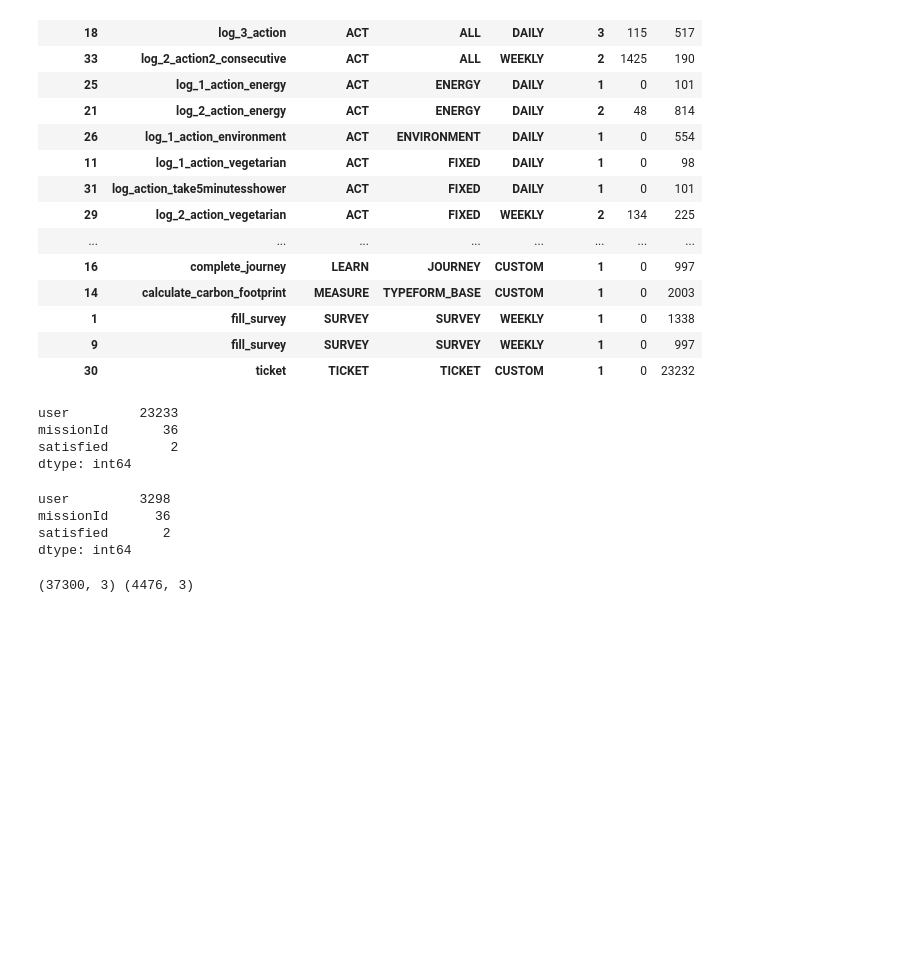
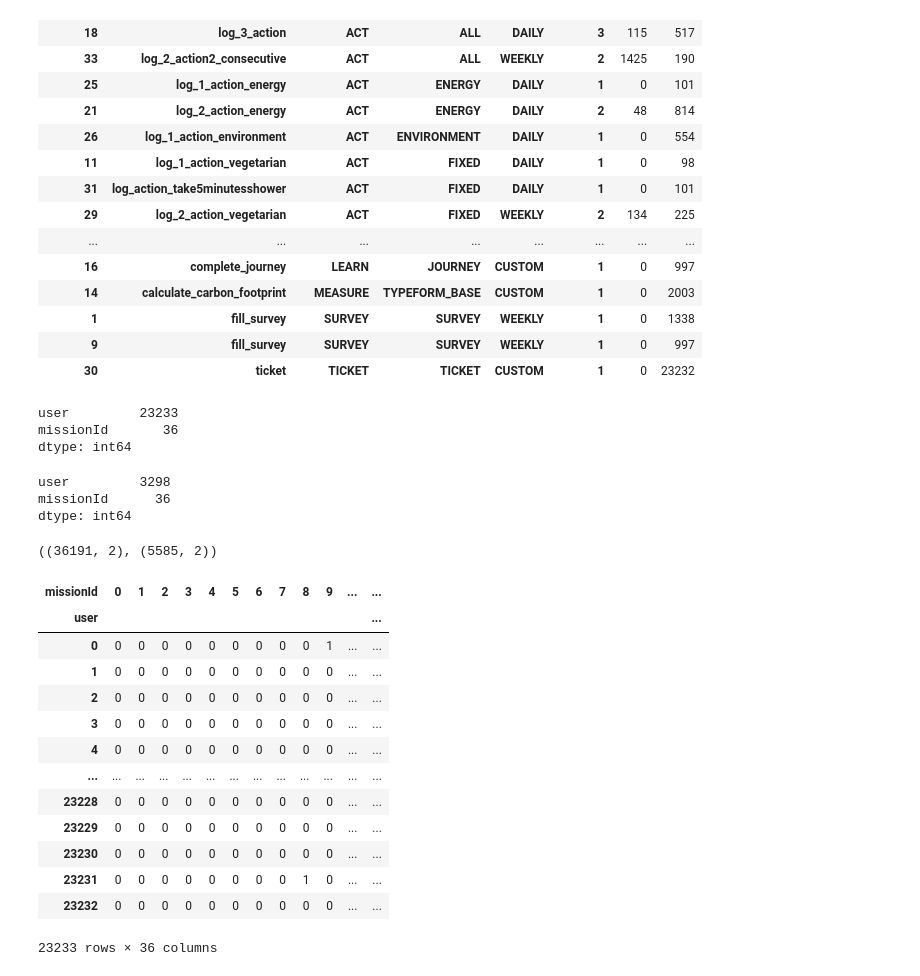
Before and after one commit to rik1599/playngo_challenge_generator, a Jupyter notebook: notebooks/EarthDay_NFM.ipynb, the cells around one changed output. Drawn from its saved outputs; the diff is of its cells as text; code cells hidden in the pictures; blank space fills up the shorter version.

```diff
--- a/notebooks/EarthDay_NFM.ipynb
+++ b/notebooks/EarthDay_NFM.ipynb
@@ -63,31 +61,44 @@ summary
 | 9 | fill_survey | SURVEY | SURVEY | WEEKLY | 1 | 0 | 997 |
 | 30 | ticket | TICKET | TICKET | CUSTOM | 1 | 0 | 23232 |
 # %%
-dataset = df[['user', 'missionId', 'satisfied']] \
-    .drop_duplicates(subset=['user', 'missionId'], keep='last')
-dataset['satisfied'] = dataset['satisfied'].astype('int8')
+dataset = df[['user', 'missionId']] \
+    .drop_duplicates(keep='last')
 
-train_dataset = dataset.groupby('user').sample(frac=0.8, random_state=0)
+train_dataset = dataset.groupby('user').sample(frac=0.75, random_state=0)
 test_dataset = dataset.drop(train_dataset.index)
 
 display(train_dataset.nunique())
 display(test_dataset.nunique())
 
-print(train_dataset.shape, test_dataset.shape)
+train_dataset.shape, test_dataset.shape
 # %% [output]
 user         23233
 missionId       36
-satisfied        2
 dtype: int64
 user         3298
 missionId      36
-satisfied       2
 dtype: int64
-(37300, 3) (4476, 3)
+((36191, 2), (5585, 2))
 # %%
-user_missions_matrix = train_dataset \
-    .pivot(index='user', columns='missionId', values='performance').fillna(-1)
+user_missions_matrix = train_dataset.assign(tried=1) \
+    .pivot(index='user', columns='missionId', values='tried') \
+    .fillna(0).astype('int8') \
 
 user_missions_matrix
+# %% [output]
+| missionId | 0 | 1 | 2 | 3 | 4 | 5 | 6 | 7 | 8 | 9 | ... | ... |
+| user |  |  |  |  |  |  |  |  |  |  |  | ... |
+| 0 | 0 | 0 | 0 | 0 | 0 | 0 | 0 | 0 | 0 | 1 | ... | ... |
+| 1 | 0 | 0 | 0 | 0 | 0 | 0 | 0 | 0 | 0 | 0 | ... | ... |
+| 2 | 0 | 0 | 0 | 0 | 0 | 0 | 0 | 0 | 0 | 0 | ... | ... |
+| 3 | 0 | 0 | 0 | 0 | 0 | 0 | 0 | 0 | 0 | 0 | ... | ... |
+| 4 | 0 | 0 | 0 | 0 | 0 | 0 | 0 | 0 | 0 | 0 | ... | ... |
+| ... | ... | ... | ... | ... | ... | ... | ... | ... | ... | ... | ... | ... |
+| 23228 | 0 | 0 | 0 | 0 | 0 | 0 | 0 | 0 | 0 | 0 | ... | ... |
+| 23229 | 0 | 0 | 0 | 0 | 0 | 0 | 0 | 0 | 0 | 0 | ... | ... |
+| 23230 | 0 | 0 | 0 | 0 | 0 | 0 | 0 | 0 | 0 | 0 | ... | ... |
+| 23231 | 0 | 0 | 0 | 0 | 0 | 0 | 0 | 0 | 1 | 0 | ... | ... |
+| 23232 | 0 | 0 | 0 | 0 | 0 | 0 | 0 | 0 | 0 | 0 | ... | ... |
+23233 rows × 36 columns
 # %%
 import random
```
Also changed, not shown: parts of 10 cells of this notebook, 4 other files.
